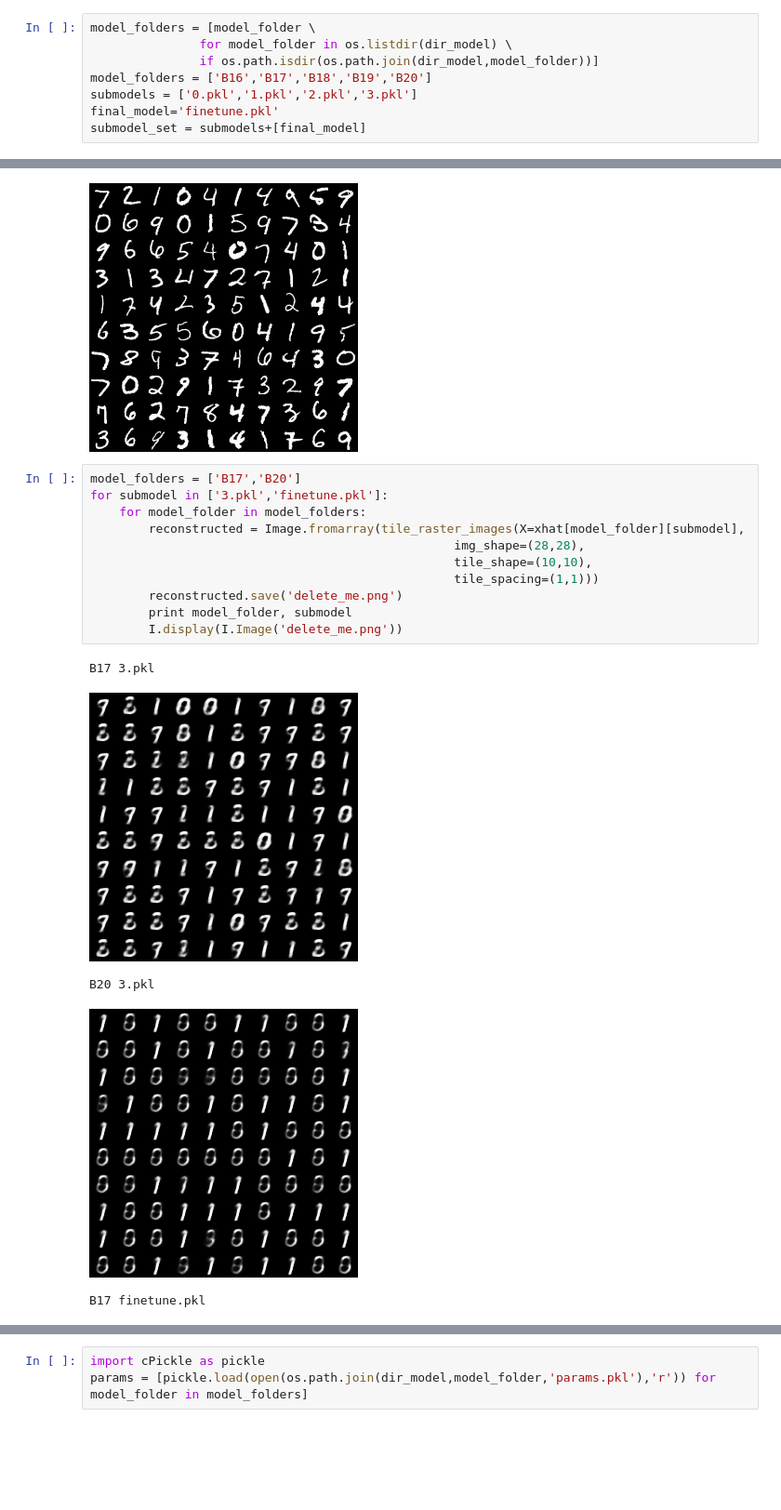
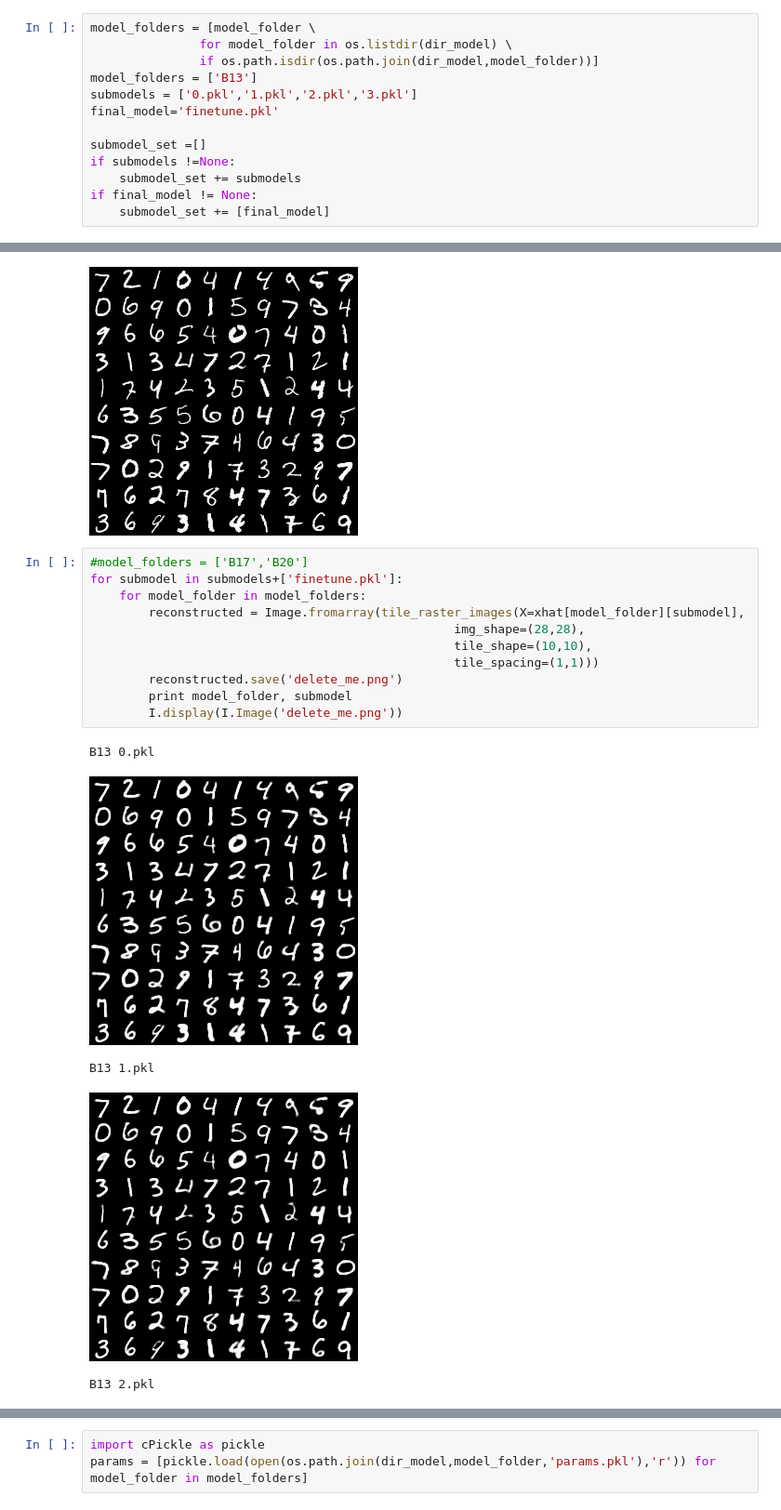
Before and after one commit to vinmisra/AE_experiments, a Jupyter notebook: test_AE.ipynb, the cells around one changed output, grey strips where cells are left out. Shown at 93% size. Drawn from its saved outputs; the diff is of its cells as text; blank space fills up the shorter version.

```diff
--- a/test_AE.ipynb
+++ b/test_AE.ipynb
@@ -25,10 +25,15 @@ test_data = serial.load(os.path.join(dir_fuel,'mnist_test_X.pkl'))
 model_folders = [model_folder \
                for model_folder in os.listdir(dir_model) \
                if os.path.isdir(os.path.join(dir_model,model_folder))]
-model_folders = ['B16','B17','B18','B19','B20']
+model_folders = ['B13']
 submodels = ['0.pkl','1.pkl','2.pkl','3.pkl']
 final_model='finetune.pkl'
-submodel_set = submodels+[final_model]
+
+submodel_set =[]
+if submodels !=None:
+    submodel_set += submodels
+if final_model != None:
+    submodel_set += [final_model]
 # %%
 def get_outputs(models, submodels=None, finetuned=None):
     xhat = OrderedDict()
@@ -76,19 +77,19 @@ I.display(I.Image('delete_me.png'))
 original
 [figure]
 # %%
-model_folders = ['B17','B20']
-for submodel in ['3.pkl','finetune.pkl']:
+#model_folders = ['B17','B20']
+for submodel in submodels+['finetune.pkl']:
     for model_folder in model_folders:
         reconstructed = Image.fromarray(tile_raster_images(X=xhat[model_folder][submodel],
                                                   img_shape=(28,28),
                                                   tile_shape=(10,10),
                                                   tile_spacing=(1,1)))
         reconstructed.save('delete_me.png')
         print model_folder, submodel
         I.display(I.Image('delete_me.png'))
 # %% [output]
-B17 3.pkl
+B13 0.pkl
-[figure, old version]
+[figure, new version]
-B20 3.pkl
+B13 1.pkl
-[figure, old version]
+[figure, new version]
-B17 finetune.pkl
+B13 2.pkl
```
Also changed, not shown: parts of 2 cells of this notebook, 12 other files.
